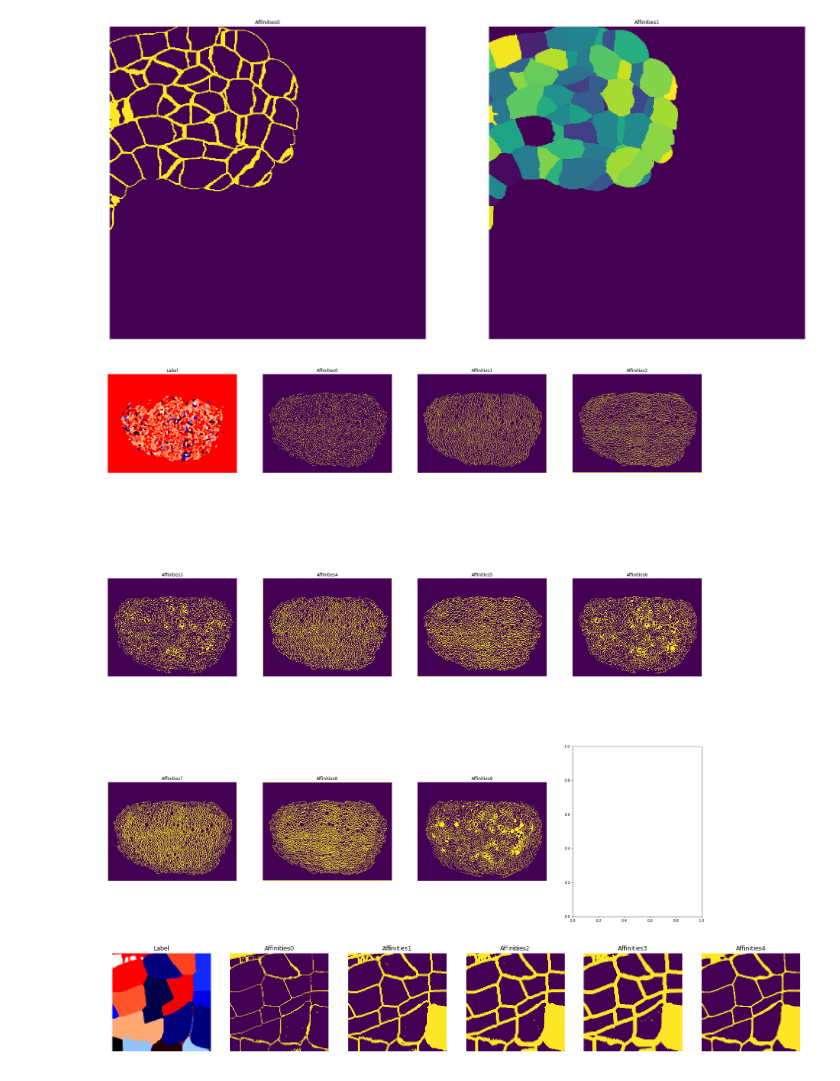
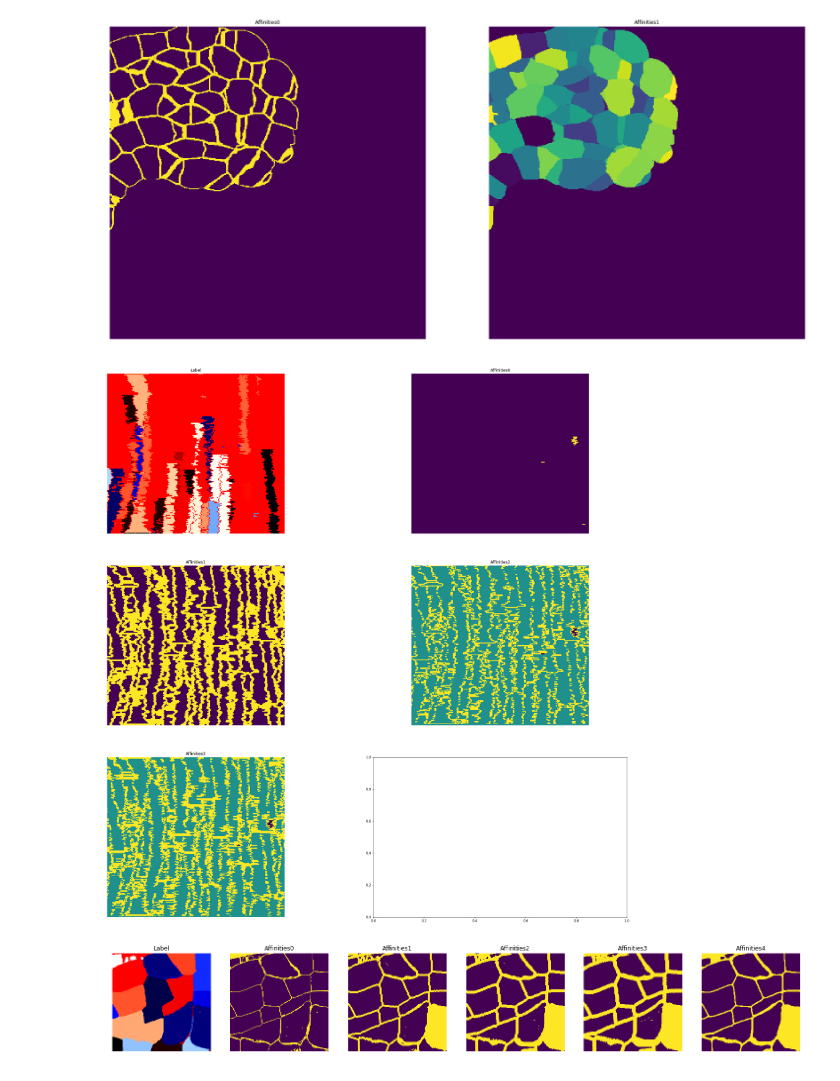
Before and after one commit to wolny/pytorch-3dunet, a Jupyter notebook: augment/transformer-test.ipynb, the cells around one changed output. Saved outputs shown, nothing was run; the diff lists cells and outputs as text; code cells hidden in the pictures.

Commit message:
Add new FlyWing transformer

```diff
--- a/augment/transformer-test.ipynb
+++ b/augment/transformer-test.ipynb
@@ -23,28 +23,29 @@ with h5py.File(path, 'r') as f:
 # %% [output]
 [figure]
 # %%
-path = '/home/adrian/workspace/ilastik-datasets/FlyWing/tracking/pro01.hdf'
+path = '/home/adrian/workspace/ilastik-datasets/FlyWing/tracking/pro05.hdf'
+path1 = '/home/adrian/workspace/ilastik-datasets/FlyWing/tracking/pro05_test.hdf'
 
 with h5py.File(path, 'r') as f:
-    label = f['/volumes/labels/tracks_with_boundaries'][...]
-    t1 = BoundaryAndAffinities(xy_offsets=[1,2,3], z_offsets=[1,2,3])
+    label = f['/volumes/labels/tracks_with_ignore'][:, 300:500, 300:500]
+    t1 = FlyWingBoundary(z_offsets=[1,3], thick_boundary=True, ignore_index=-1)
     label_transformed1 = t1(label)
 
-    fig, axes = plt.subplots(3, 4, figsize=(30, 30))
+    fig, axes = plt.subplots(3, 2, figsize=(30, 30))
     ax = axes.ravel()
 
     z_slice = 80
     # show label
     ax[0].set_title('Label')
-    ax[0].imshow(label[z_slice, ...], cmap='flag')
+    ax[0].imshow(label[:, z_slice, ...], cmap='flag')
     ax[0].set_axis_off()
 
     for i in range(label_transformed1.shape[0]):
         ax[i+1].set_title(f'Affinities{i}')
-        ax[i+1].imshow(label_transformed1[i, z_slice, ...])
+        ax[i+1].imshow(label_transformed1[i,:, z_slice, ...])
         ax[i+1].set_axis_off()
 # %% [output]
-[figure, old version]
+[figure, new version]
 # %%
 # LabelToBoundary demo
 path = '../resources/sample_patch.h5'
```
Also changed, not shown: parts of 1 cell of this notebook, 3 other files.
